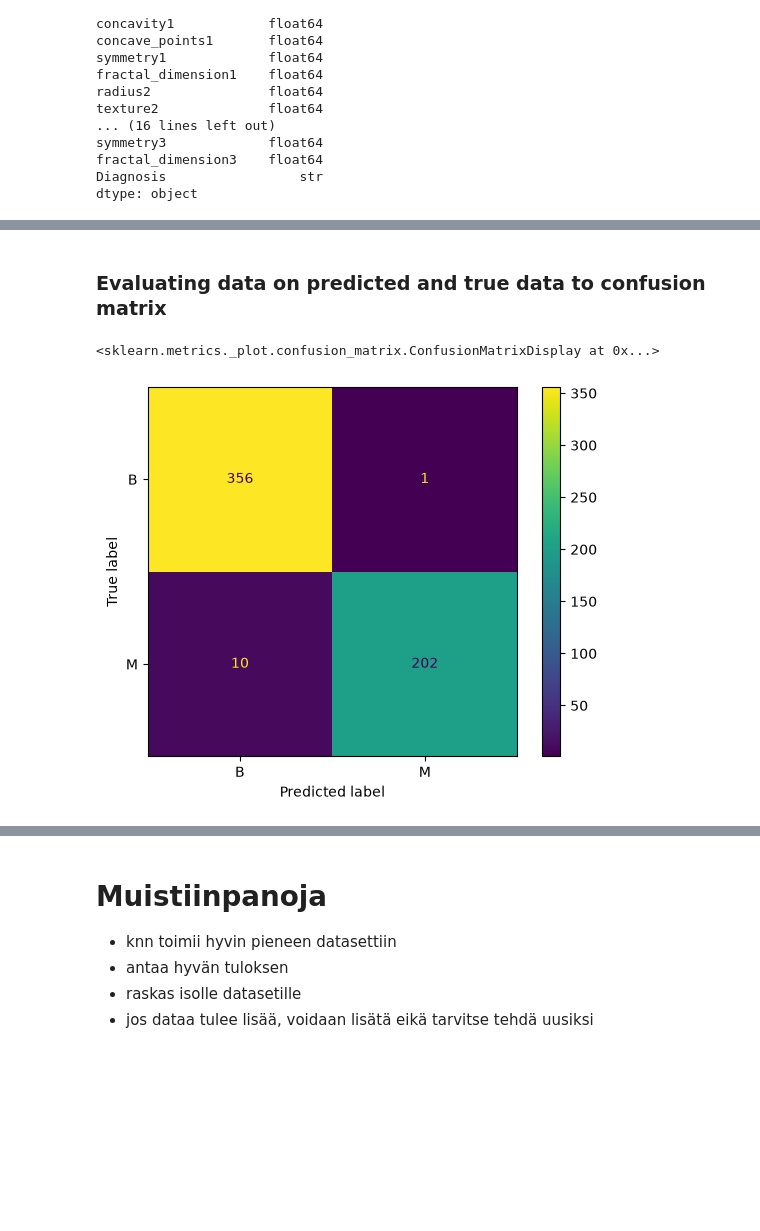
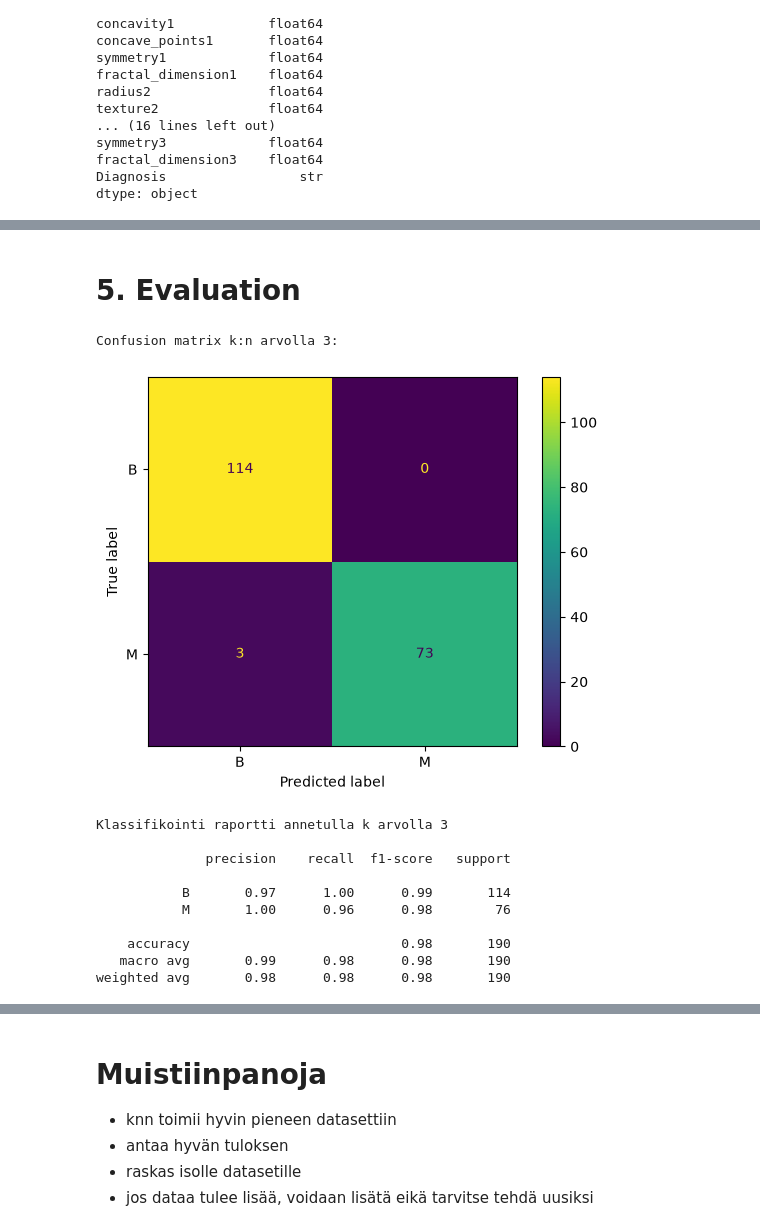
Before and after one commit to MustBeViable/DatanKasittely, a Jupyter notebook: KNN_Elias.ipynb, the cells around one changed output, grey strips where cells are left out. Drawn from its saved outputs; the diff is of its cells as text; code cells hidden in the pictures; blank space fills up the shorter version.

Commit message:
fix missing assignments from the data and applying correct k value evaluation for model training

```diff
--- a/KNN_Elias.ipynb
+++ b/KNN_Elias.ipynb
@@ -136,0 +106,15 @@ array(['M', 'M', 'M', 'M', 'M', 'M', 'M', 'M', 'M', 'M', 'M', 'M', 'M',
+# %%
+import pandas as pd
+from sklearn.model_selection import train_test_split
+from sklearn.neighbors import KNeighborsClassifier
+from sklearn.metrics import accuracy_score
+
+# Jaetaan datasetti koulutus ja testi setteihin
+# 66,7% käytetään koulutukseen ja 33,3% testiin
+x_train, x_test, y_train, y_test = train_test_split(x, y, test_size=0.333, random_state=123)
+
+# Skaalataan training-data
+x_train_scaled = scaler.fit_transform(x_train)
+
+# Skaalataan testidata samoilla training-datasta lasketuilla arvoilla
+x_test_scaled = scaler.transform(x_test)
@@ -136,0 +123,7 @@ array(['M', 'M', 'M', 'M', 'M', 'M', 'M', 'M', 'M', 'M', 'M', 'M', 'M',
+# %%
+for k in [1,3,5,7,9,11,13,15]:
+    model = KNeighborsClassifier(n_neighbors = k)
+    model.fit(x_train_scaled, y_train)
+    y_pred = model.predict(x_test_scaled)
+    accuracy = accuracy_score(y_test, y_pred)
+    print(f"Accuracy with {k} neighbours: {accuracy:.5f}")
@@ -137,12 +142,38 @@ array(['M', 'M', 'M', 'M', 'M', 'M', 'M', 'M', 'M', 'M', 'M', 'M', 'M',
 # %% [markdown]
-### Evaluating data on predicted and true data to confusion matrix
+# 5. Evaluation
 # %%
 from sklearn.metrics import confusion_matrix, ConfusionMatrixDisplay, classification_report
+import matplotlib.pyplot as plt
 
-y_pred = model.predict(x_scaled)
-cm = confusion_matrix(y, y_pred)
+
+
+model = KNeighborsClassifier(n_neighbors = 3)
+model.fit(x_train_scaled, y_train)
+
+y_pred = model.predict(x_test_scaled)
+
+cm = confusion_matrix(y_test, y_pred)
 cmd = ConfusionMatrixDisplay(cm, display_labels=['B', 'M'])
+print("")
+print("Confusion matrix k:n arvolla 3:")
+print("")
 cmd.plot()
+plt.show()
+print("")
+print("Klassifikointi raportti annetulla k arvolla 3")
+print("")
+print(classification_report(y_test, y_pred))
+print("")
 # %% [output]
-<sklearn.metrics._plot.confusion_matrix.ConfusionMatrixDisplay at 0x...>
+Confusion matrix k:n arvolla 3:
-[figure, old version]
+[figure, new version]
+Klassifikointi raportti annetulla k arvolla 3
+
+              precision    recall  f1-score   support
+
+           B       0.97      1.00      0.99       114
+           M       1.00      0.96      0.98        76
+
+    accuracy                           0.98       190
+   macro avg       0.99      0.98      0.98       190
+weighted avg       0.98      0.98      0.98       190
```
Also changed, not shown: parts of 16 cells of this notebook.
